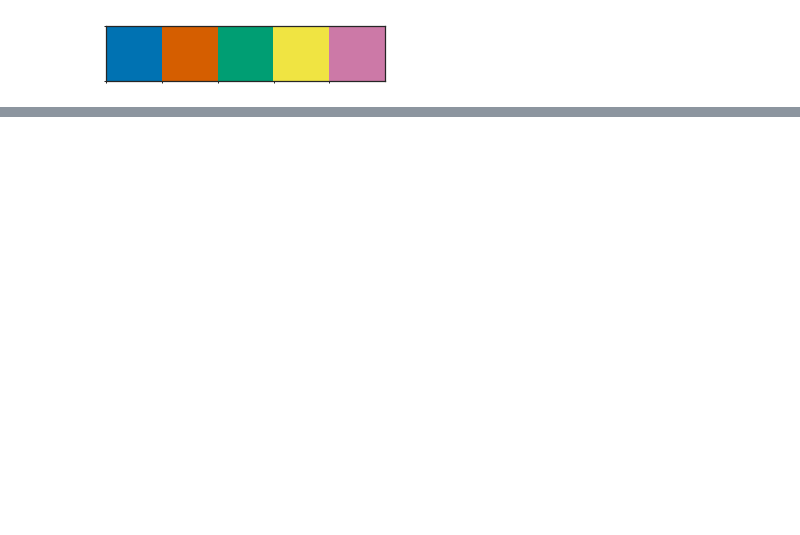
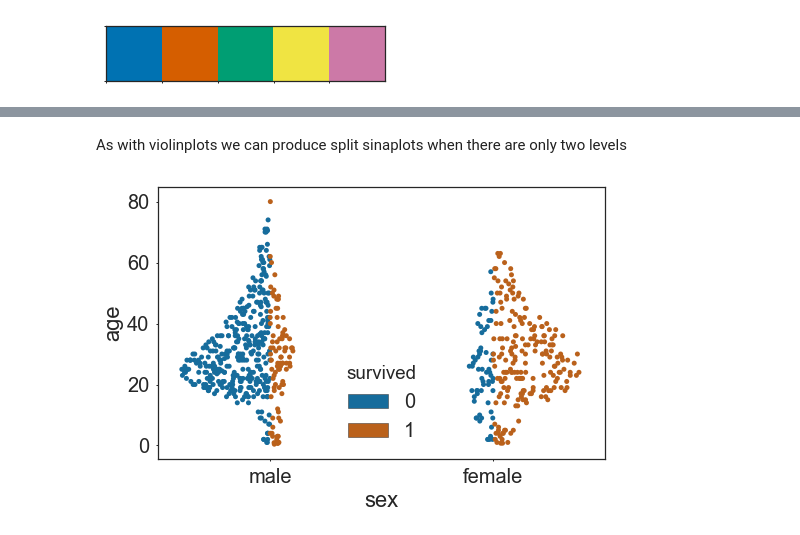
Before and after one commit to mparker2/seaborn_sinaplot, a Jupyter notebook: seaborn_sinaplot.ipynb, the cells around one changed output, grey strips where cells are left out. Saved outputs shown, nothing was run; the diff lists cells and outputs as text; code cells hidden in the pictures; blank space fills up the shorter version.

```diff
--- a/seaborn_sinaplot.ipynb
+++ b/seaborn_sinaplot.ipynb
@@ -35,0 +59,13 @@ plt.show()
+# %% [markdown]
+As with violinplots we can produce split sinaplots when there are only two levels
+# %%
+fig, ax = plt.subplots(figsize=(8, 5))
+sinaplot(
+    x='sex', y='age',
+    hue='survived', data=titanic,
+    split=True, point_facealpha=1,
+    violin=False
+)
+plt.show()
+# %% [output]
+[figure, added]
```
Also changed, not shown: parts of 8 cells of this notebook, 1 other file.
